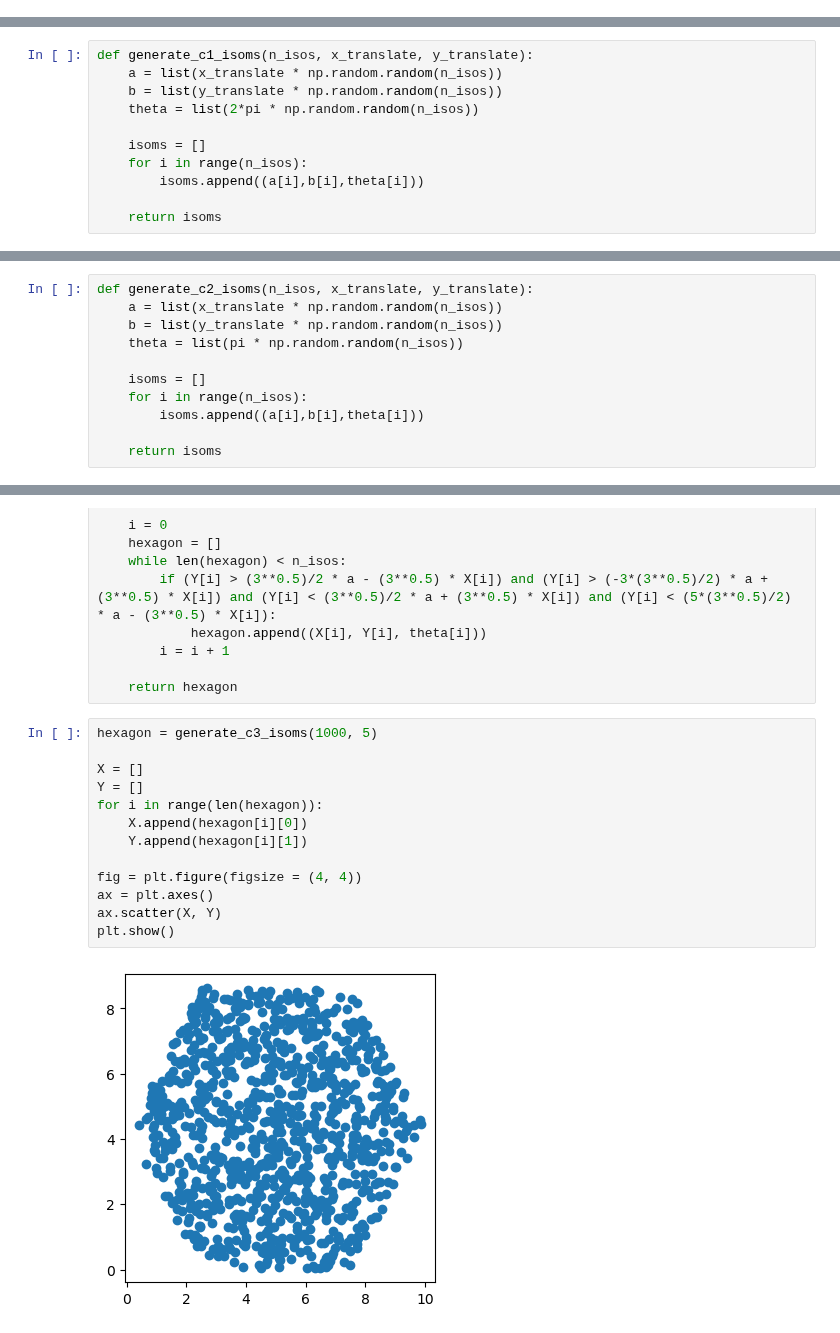
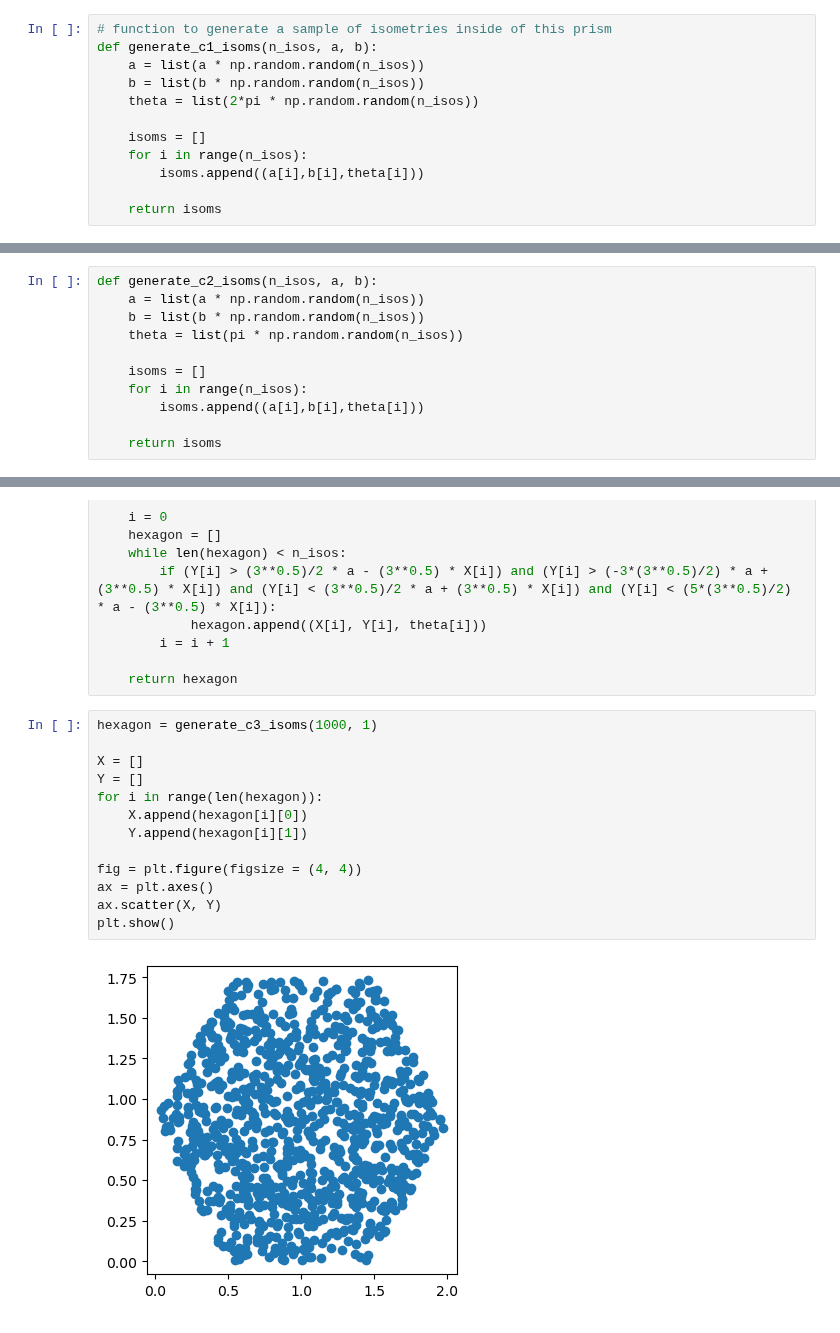
Before and after one commit to kyleormsby/persistent-symmetry, a Jupyter notebook: studentDemos/Olivia_demos/fund_domain.ipynb, the cells around one changed output, grey strips where cells are left out. Cells and saved outputs as stored; diff of their text form.

```diff
--- a/studentDemos/Olivia_demos/fund_domain.ipynb
+++ b/studentDemos/Olivia_demos/fund_domain.ipynb
@@ -35,3 +79,15 @@ def distance_C1(x, y, a, b):
         distances.append(dist(x,y_new))
 
     return min(distances)
+# %%
+# function to generate a sample of isometries inside of this prism
+def generate_c1_isoms(n_isos, a, b):
+    a = list(a * np.random.random(n_isos))
+    b = list(b * np.random.random(n_isos))
+    theta = list(2*pi * np.random.random(n_isos))
+
+    isoms = []
+    for i in range(n_isos):
+        isoms.append((a[i],b[i],theta[i]))
+
+    return isoms
@@ -38,8 +192,8 @@ def distance_C1(x, y, a, b):
 # %%
-def generate_c1_isoms(n_isos, x_translate, y_translate):
-    a = list(x_translate * np.random.random(n_isos))
-    b = list(y_translate * np.random.random(n_isos))
-    theta = list(2*pi * np.random.random(n_isos))
+def generate_c2_isoms(n_isos, a, b):
+    a = list(a * np.random.random(n_isos))
+    b = list(b * np.random.random(n_isos))
+    theta = list(pi * np.random.random(n_isos))
 
     isoms = []
     for i in range(n_isos):
@@ -135,14 +203,3 @@ def distance_C2(x, y, a, b):
-# %%
-def generate_c2_isoms(n_isos, x_translate, y_translate):
-    a = list(x_translate * np.random.random(n_isos))
-    b = list(y_translate * np.random.random(n_isos))
-    theta = list(pi * np.random.random(n_isos))
-
-    isoms = []
-    for i in range(n_isos):
-        isoms.append((a[i],b[i],theta[i]))
-
-    return isoms
 # %%
 isoms = generate_c2_isoms(1000, 3, 3)
 
@@ -378,18 +444,18 @@ def generate_c3_isoms(n_isos, a):
 
     return hexagon
 # %%
-hexagon = generate_c3_isoms(1000, 5)
+hexagon = generate_c3_isoms(1000, 1)
 
 X = []
 Y = []
 for i in range(len(hexagon)):
     X.append(hexagon[i][0])
     Y.append(hexagon[i][1])
 
 fig = plt.figure(figsize = (4, 4))
 ax = plt.axes()
 ax.scatter(X, Y)
 plt.show()
 # %% [output]
-[figure, old version]
+[figure, new version]
 # %%
```
Also changed, not shown: parts of 55 cells of this notebook.
